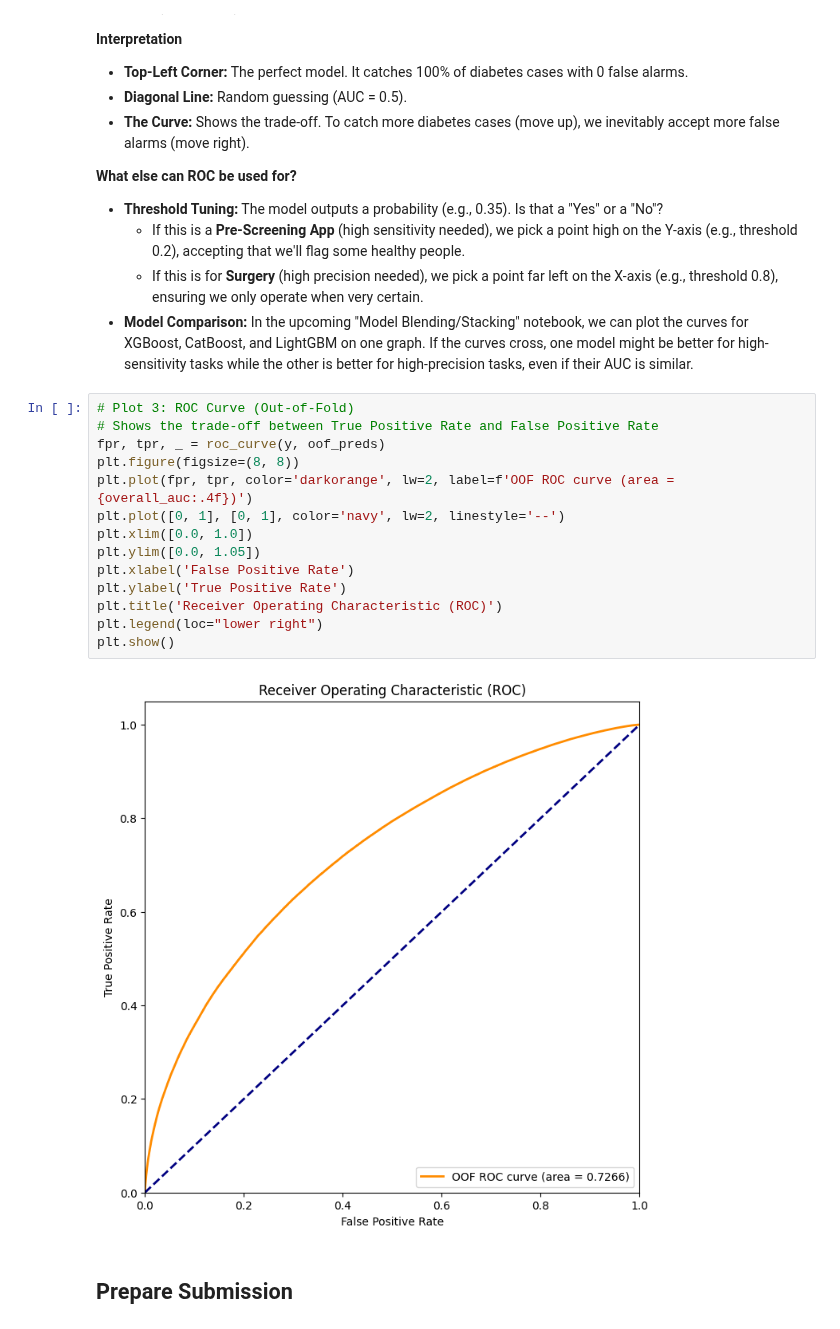
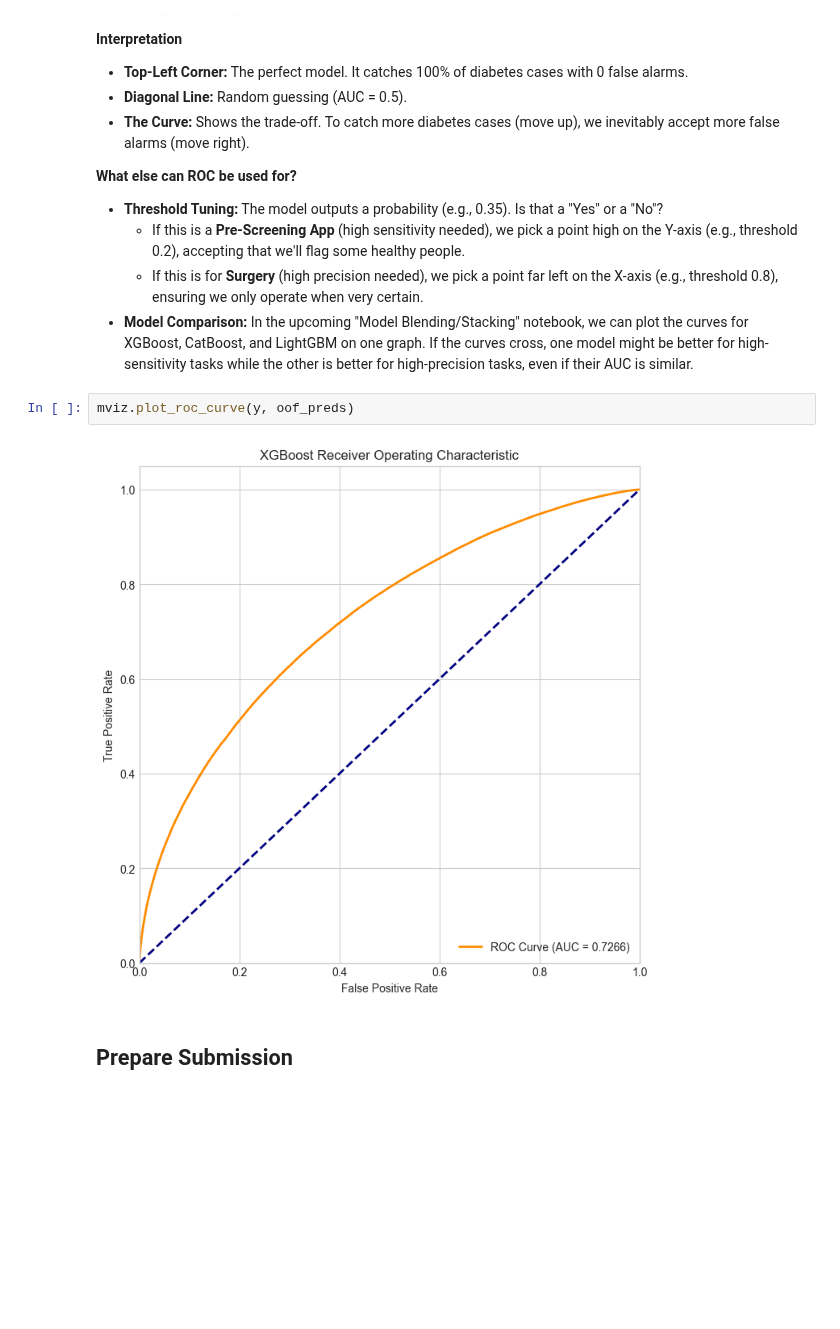
Before and after one commit to SteveTarter/kaggle-playground-series, a Jupyter notebook: 2025/s5e12/ps-s5e12-xgboost.ipynb, the cells around one changed output. Saved outputs shown, nothing was run; the diff lists cells and outputs as text; blank space fills up the shorter version.

```diff
--- a/2025/s5e12/ps-s5e12-xgboost.ipynb
+++ b/2025/s5e12/ps-s5e12-xgboost.ipynb
@@ -653,22 +586,10 @@ A plot of the **True Positive Rate** (Sensitivity) vs. the **False Positive Rate
     *   If this is a **Pre-Screening App** (high sensitivity needed), we pick a point high on the Y-axis (e.g., threshold 0.2), accepting that we'll flag some healthy people.
     *   If this is for **Surgery** (high precision needed), we pick a point far left on the X-axis (e.g., threshold 0.8), ensuring we only operate when very certain.
 *   **Model Comparison:** In the upcoming "Model Blending/Stacking" notebook, we can plot the curves for XGBoost, CatBoost, and LightGBM on one graph. If the curves cross, one model might be better for high-sensitivity tasks while the other is better for high-precision tasks, even if their AUC is similar.
-# %%
-# Plot 3: ROC Curve (Out-of-Fold)
-# Shows the trade-off between True Positive Rate and False Positive Rate
-fpr, tpr, _ = roc_curve(y, oof_preds)
-plt.figure(figsize=(8, 8))
-plt.plot(fpr, tpr, color='darkorange', lw=2, label=f'OOF ROC curve (area = {overall_auc:.4f})')
-plt.plot([0, 1], [0, 1], color='navy', lw=2, linestyle='--')
-plt.xlim([0.0, 1.0])
-plt.ylim([0.0, 1.05])
-plt.xlabel('False Positive Rate')
-plt.ylabel('True Positive Rate')
-plt.title('Receiver Operating Characteristic (ROC)')
-plt.legend(loc="lower right")
-plt.show()
-# %% [output]
-[figure, removed]
+# %%
+mviz.plot_roc_curve(y, oof_preds)
+# %% [output]
+[figure, added]
 # %% [markdown]
 ## Prepare Submission
 # %%
```
Also changed, not shown: parts of 18 cells of this notebook, 4 other files.
